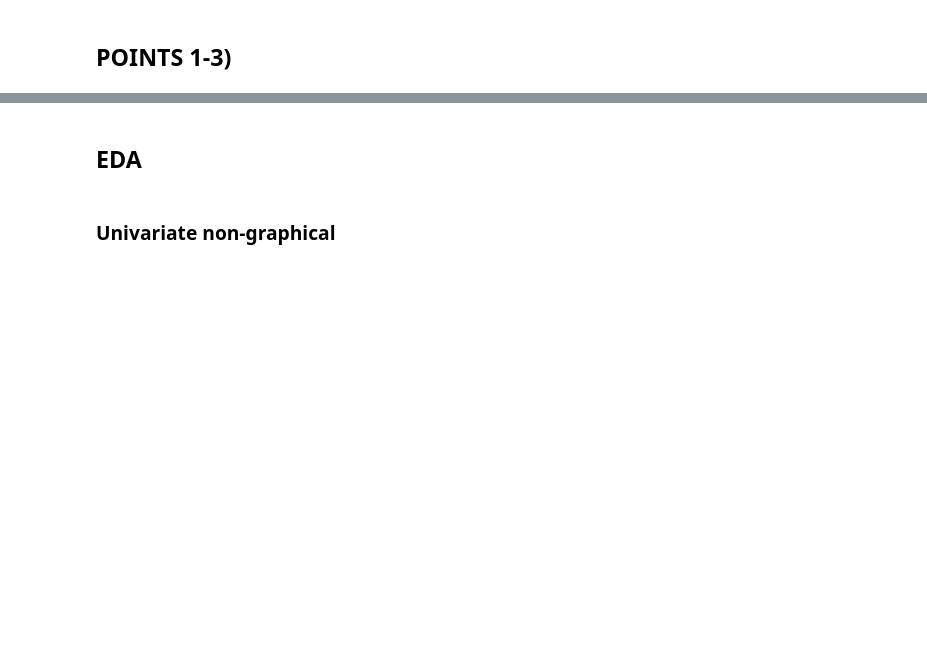
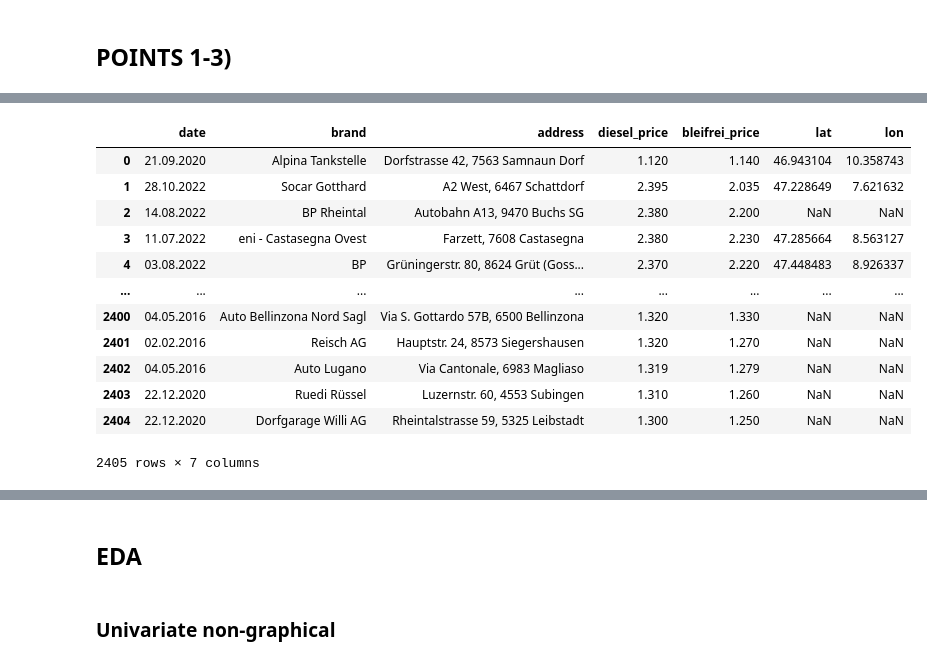
Before and after one commit to m011018/TS, a Jupyter notebook: Master/master_doc.ipynb, the cells around one changed output, grey strips where cells are left out. Drawn from its saved outputs; the diff is of its cells as text; code cells hidden in the pictures; blank space fills up the shorter version.

```diff
--- a/Master/master_doc.ipynb
+++ b/Master/master_doc.ipynb
@@ -55,3 +35,29 @@ df
+# %%
+# Create data base
+conn = sqlite3.connect('fuel_database.db')
+cursor = conn.cursor()
+# %%
+# Query the SQL-table
+cursor.execute('''SELECT * FROM fuel_table''')
+
+df = pd.DataFrame(cursor.fetchall(),
+                  columns=['date','brand','address','diesel_price','bleifrei_price','lat','lon'])
+
+df
+# %% [output]
+|  | date | brand | address | diesel_price | bleifrei_price | lat | lon |
+| 0 | 21.09.2020 | Alpina Tankstelle | Dorfstrasse 42, 7563 Samnaun Dorf | 1.120 | 1.140 | 46.943104 | 10.358743 |
+| 1 | 28.10.2022 | Socar Gotthard | A2 West, 6467 Schattdorf | 2.395 | 2.035 | 47.228649 | 7.621632 |
+| 2 | 14.08.2022 | BP Rheintal | Autobahn A13, 9470 Buchs SG | 2.380 | 2.200 | NaN | NaN |
+| 3 | 11.07.2022 | eni - Castasegna Ovest | Farzett, 7608 Castasegna | 2.380 | 2.230 | 47.285664 | 8.563127 |
+| 4 | 03.08.2022 | BP | Grüningerstr. 80, 8624 Grüt (Goss... | 2.370 | 2.220 | 47.448483 | 8.926337 |
+| ... | ... | ... | ... | ... | ... | ... | ... |
+| 2400 | 04.05.2016 | Auto Bellinzona Nord Sagl | Via S. Gottardo 57B, 6500 Bellinzona | 1.320 | 1.330 | NaN | NaN |
+| 2401 | 02.02.2016 | Reisch AG | Hauptstr. 24, 8573 Siegershausen | 1.320 | 1.270 | NaN | NaN |
+| 2402 | 04.05.2016 | Auto Lugano | Via Cantonale, 6983 Magliaso | 1.319 | 1.279 | NaN | NaN |
+| 2403 | 22.12.2020 | Ruedi Rüssel | Luzernstr. 60, 4553 Subingen | 1.310 | 1.260 | NaN | NaN |
+| 2404 | 22.12.2020 | Dorfgarage Willi AG | Rheintalstrasse 59, 5325 Leibstadt | 1.300 | 1.250 | NaN | NaN |
+2405 rows × 7 columns
 # %%
 difference = []
 for index, row in df.iterrows():
```
Also changed, not shown: parts of 1 cell of this notebook.
